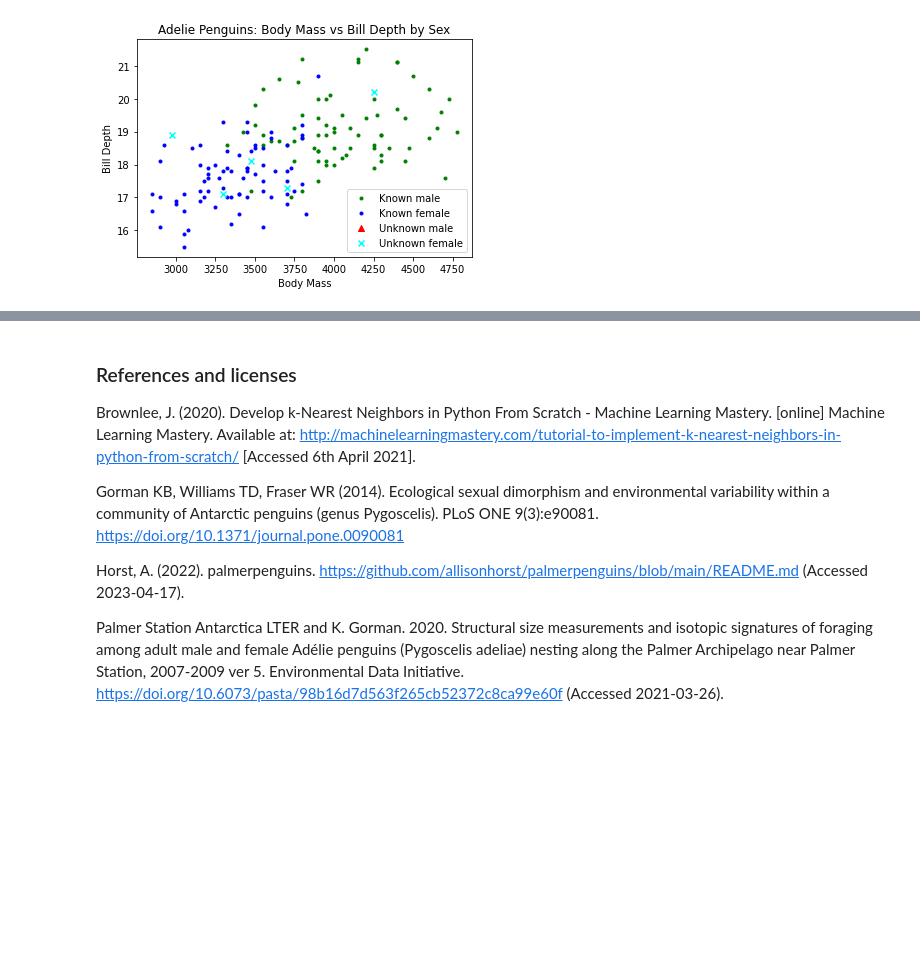
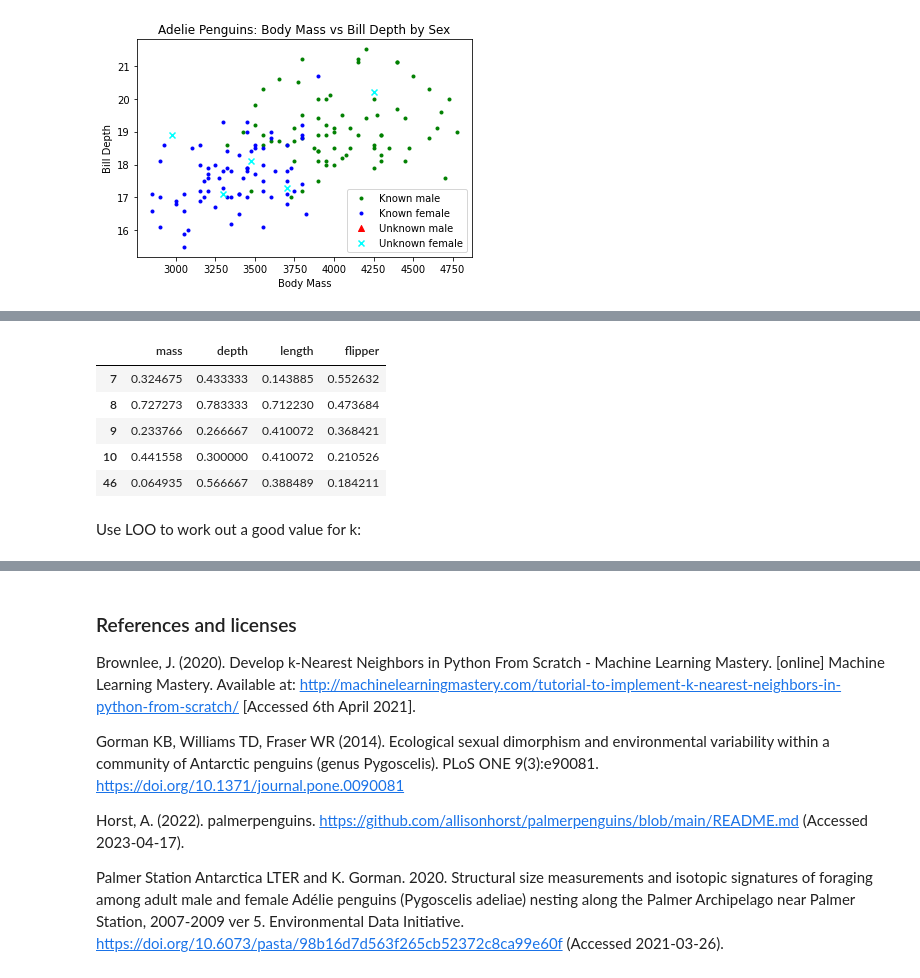
Before and after one commit to MaryGarvey/TM351, a Jupyter notebook: TMA02 EMA_Preparation/penguins.ipynb, the cells around one changed output, grey strips where cells are left out. Saved outputs shown, nothing was run; the diff lists cells and outputs as text; code cells hidden in the pictures; blank space fills up the shorter version.

```diff
--- a/TMA02 EMA_Preparation/penguins.ipynb
+++ b/TMA02 EMA_Preparation/penguins.ipynb
@@ -1411,0 +1436,25 @@ Back to losing the unknown male. Perhaps more investigation is needed to look at
+# %%
+full_testData_df = pd.DataFrame()
+
+divisor = adelie_df['Body Mass'].max() - adelie_df['Body Mass'].min()
+full_testData_df['mass'] = (adelie_unknown_df['Body Mass'] - adelie_df['Body Mass'].min())/divisor
+
+divisor = adelie_df['Bill Depth'].max() - adelie_df['Bill Depth'].min()
+full_testData_df['depth'] = (adelie_unknown_df['Bill Depth'] - adelie_df['Bill Depth'].min())/divisor
+
+divisor = adelie_df['Bill Length'].max() - adelie_df['Bill Length'].min()
+full_testData_df['length'] = (adelie_unknown_df['Bill Length'] - adelie_df['Bill Length'].min())/divisor
+
+divisor = adelie_df['Flipper Length'].max() - adelie_df['Flipper Length'].min()
+full_testData_df['flipper'] = (adelie_unknown_df['Flipper Length'] - adelie_df['Flipper Length'].min())/divisor
+
+full_testData_df
+# %% [output]
+|  | mass | depth | length | flipper |
+| 7 | 0.324675 | 0.433333 | 0.143885 | 0.552632 |
+| 8 | 0.727273 | 0.783333 | 0.712230 | 0.473684 |
+| 9 | 0.233766 | 0.266667 | 0.410072 | 0.368421 |
+| 10 | 0.441558 | 0.300000 | 0.410072 | 0.210526 |
+| 46 | 0.064935 | 0.566667 | 0.388489 | 0.184211 |
+# %% [markdown]
+Use LOO to work out a good value for k:
```
Also changed, not shown: parts of 24 cells of this notebook.
